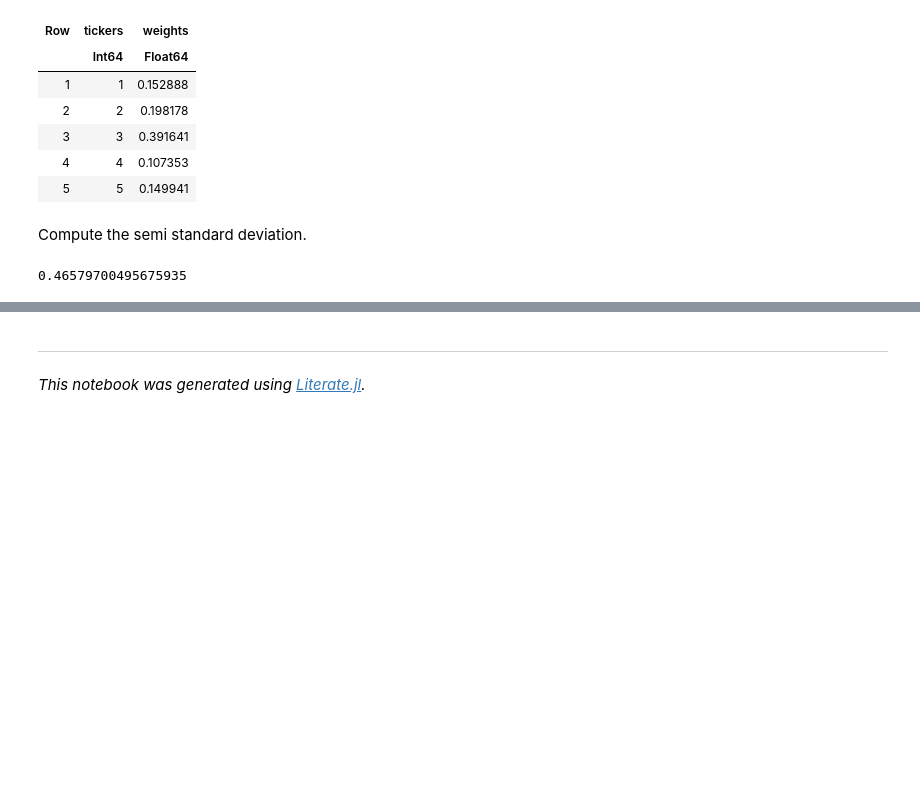
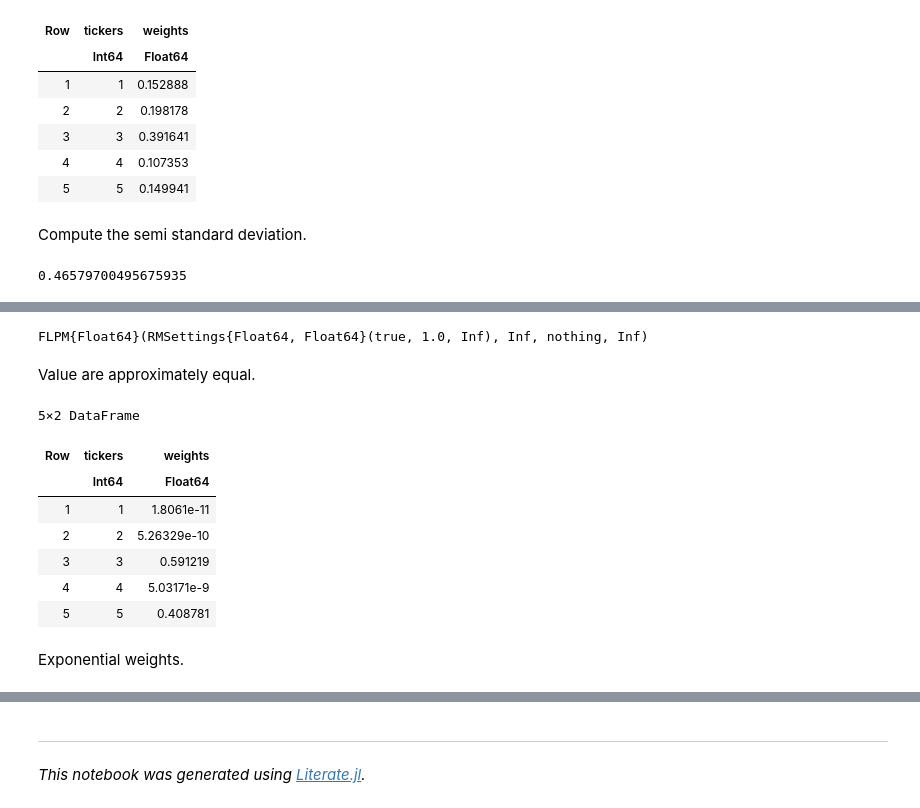
Before and after one commit to dcelisgarza/PortfolioOptimiser.jl, a Jupyter notebook: examples/0_risk_measure_examples.ipynb, the cells around one changed output, grey strips where cells are left out. Cells and saved outputs as stored; diff of their text form; code cells hidden in the pictures; blank space fills up the shorter version.

```diff
--- a/examples/0_risk_measure_examples.ipynb
+++ b/examples/0_risk_measure_examples.ipynb
@@ -506,0 +582,19 @@ r8 = calc_risk(port, :HRP; rm = rm)
+# %%
+rm = FLPM(; target = Inf, mu = Inf)
+# %% [output]
+FLPM{Float64}(RMSettings{Float64, Float64}(true, 1.0, Inf), Inf, nothing, Inf)
+# %% [markdown]
+Value are approximately equal.
+# %%
+w3 = optimise!(port, Trad(; obj = MinRisk(), rm = rm, str_names = true))
+# %% [output]
+5×2 DataFrame
+| Row | tickers | weights |
+|  | Int64 | Float64 |
+| 1 | 1 | 1.8061e-11 |
+| 2 | 2 | 5.26329e-10 |
+| 3 | 3 | 0.591219 |
+| 4 | 4 | 5.03171e-9 |
+| 5 | 5 | 0.408781 |
+# %% [markdown]
+Exponential weights.
```
Also changed, not shown: parts of 123 cells of this notebook, 4 other files.
